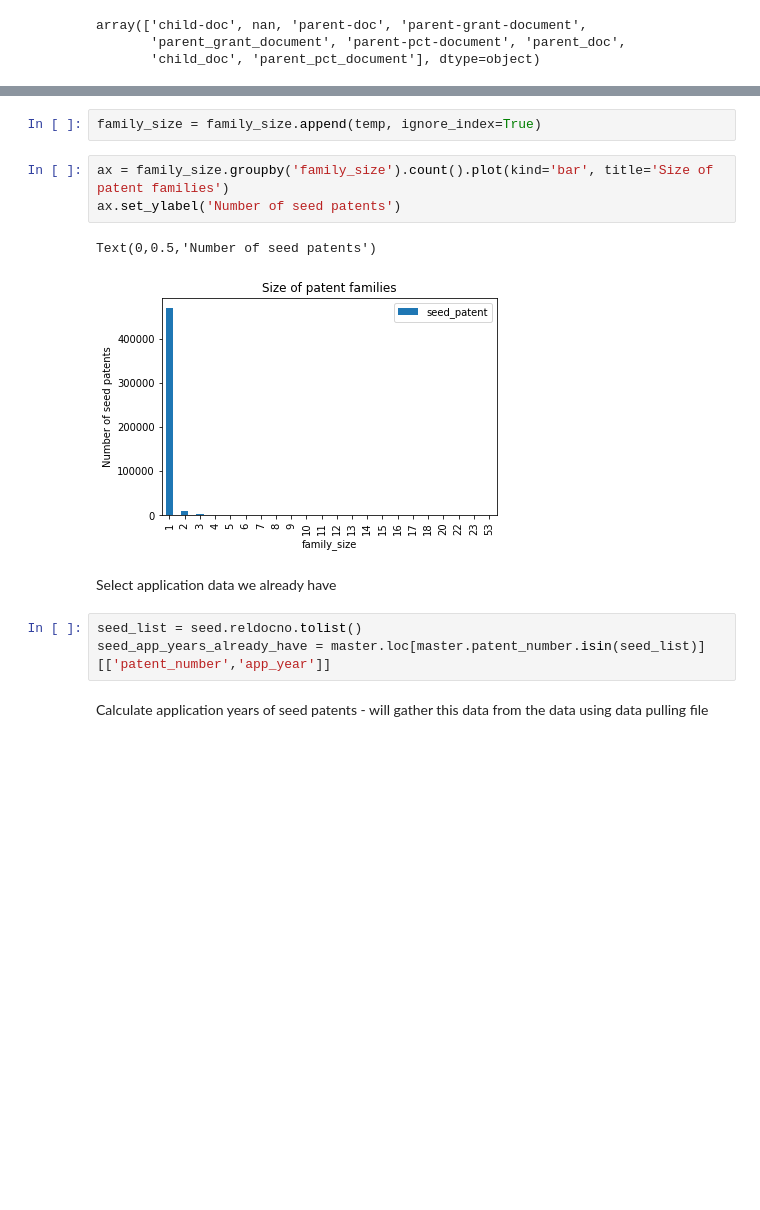
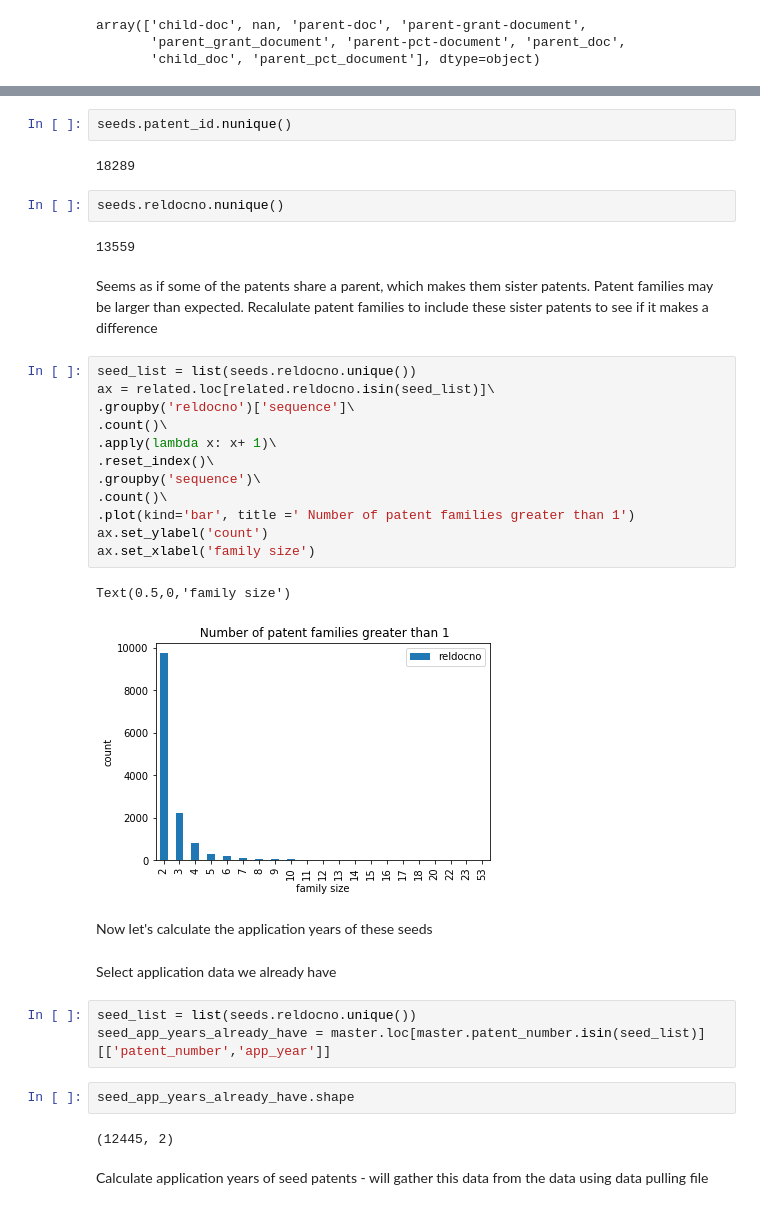
Before and after one commit to TieraLee/patents, a Jupyter notebook: Calculating true priority date.ipynb, the cells around one changed output, grey strips where cells are left out. Drawn from its saved outputs; the diff is of its cells as text; blank space fills up the shorter version.

```diff
--- a/Calculating true priority date.ipynb
+++ b/Calculating true priority date.ipynb
@@ -122,15 +103,38 @@ temp = temp.rename(index=str, columns={'patent_number':'seed_patent'})
-# %%
-family_size = family_size.append(temp, ignore_index=True)
-# %%
-ax = family_size.groupby('family_size').count().plot(kind='bar', title='Size of patent families')
-ax.set_ylabel('Number of seed patents')
-# %% [output]
-Text(0,0.5,'Number of seed patents')
-[figure, removed]
+# %%
+seeds.patent_id.nunique()
+# %% [output]
+18289
+# %%
+seeds.reldocno.nunique()
+# %% [output]
+13559
+# %% [markdown]
+Seems as if some of the patents share a parent, which makes them sister patents. Patent families may be larger than expected. Recalulate patent families to include these sister patents to see if it makes a difference
+# %%
+seed_list = list(seeds.reldocno.unique())
+ax = related.loc[related.reldocno.isin(seed_list)]\
+.groupby('reldocno')['sequence']\
+.count()\
+.apply(lambda x: x+ 1)\
+.reset_index()\
+.groupby('sequence')\
+.count()\
+.plot(kind='bar', title =' Number of patent families greater than 1')
+ax.set_ylabel('count')
+ax.set_xlabel('family size')
+# %% [output]
+Text(0.5,0,'family size')
+[figure, added]
+# %% [markdown]
+Now let's calculate the application years of these seeds
 # %% [markdown]
 Select application data we already have
 # %%
-seed_list = seed.reldocno.tolist()
+seed_list = list(seeds.reldocno.unique())
 seed_app_years_already_have = master.loc[master.patent_number.isin(seed_list)][['patent_number','app_year']]
+# %%
+seed_app_years_already_have.shape
+# %% [output]
+(12445, 2)
 # %% [markdown]
 Calculate application years of seed patents - will gather this data from the data using data pulling file
```
Also changed, not shown: parts of 53 cells of this notebook, 2 other files.
